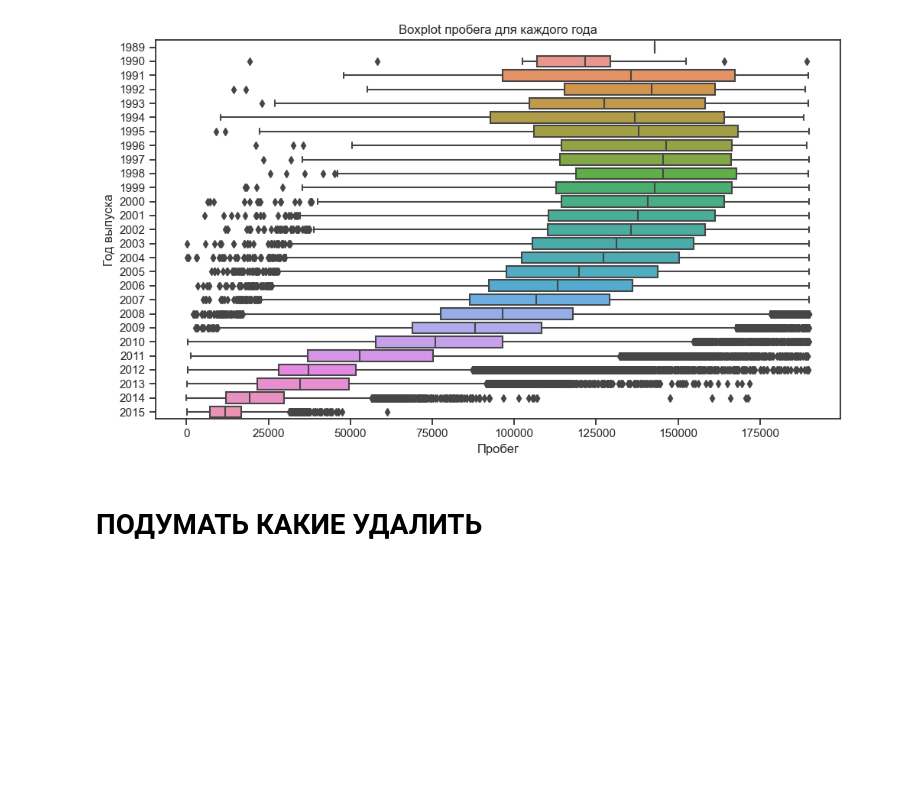
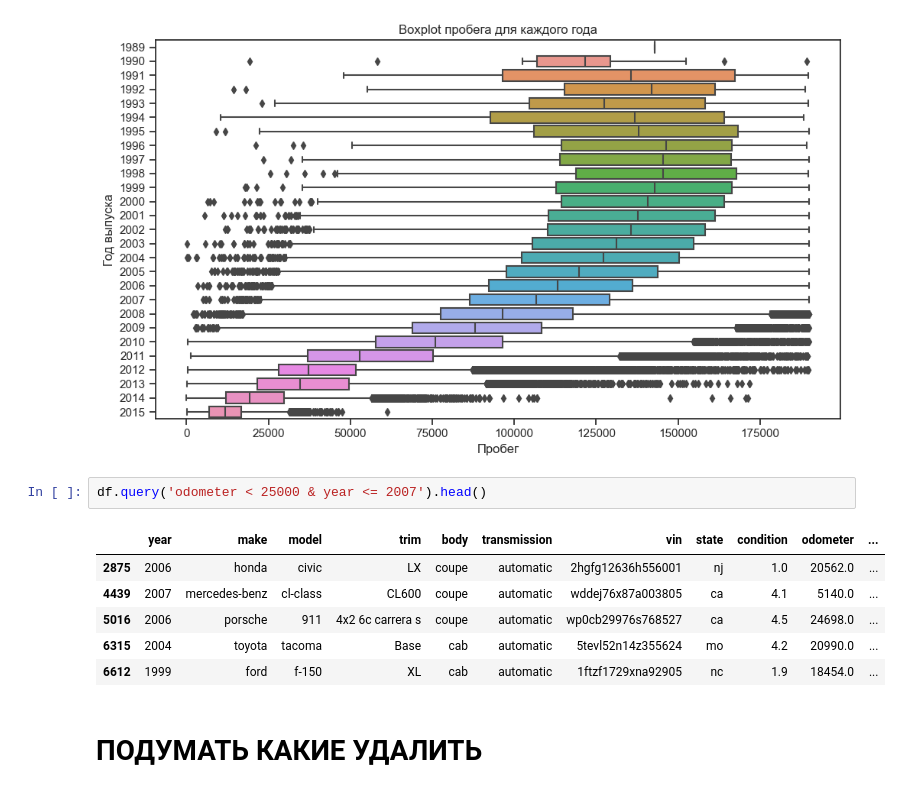
Before and after one commit to abramkin-n/cars_price, a Jupyter notebook: price auto.ipynb, the cells around one changed output. Drawn from its saved outputs; the diff is of its cells as text; blank space fills up the shorter version.

```diff
--- a/price auto.ipynb
+++ b/price auto.ipynb
@@ -685,6 +710,15 @@ plt.tight_layout()
 plt.show()
 # %% [output]
 [figure]
+# %%
+df.query('odometer < 25000 & year <= 2007').head()
+# %% [output]
+|  | year | make | model | trim | body | transmission | vin | state | condition | odometer | ... |
+| 2875 | 2006 | honda | civic | LX | coupe | automatic | 2hgfg12636h556001 | nj | 1.0 | 20562.0 | ... |
+| 4439 | 2007 | mercedes-benz | cl-class | CL600 | coupe | automatic | wddej76x87a003805 | ca | 4.1 | 5140.0 | ... |
+| 5016 | 2006 | porsche | 911 | 4x2 6c carrera s | coupe | automatic | wp0cb29976s768527 | ca | 4.5 | 24698.0 | ... |
+| 6315 | 2004 | toyota | tacoma | Base | cab | automatic | 5tevl52n14z355624 | mo | 4.2 | 20990.0 | ... |
+| 6612 | 1999 | ford | f-150 | XL | cab | automatic | 1ftzf1729xna92905 | nc | 1.9 | 18454.0 | ... |
 # %% [markdown]
 # ПОДУМАТЬ КАКИЕ УДАЛИТЬ
 # %%
```
Also changed, not shown: parts of 70 cells of this notebook.
